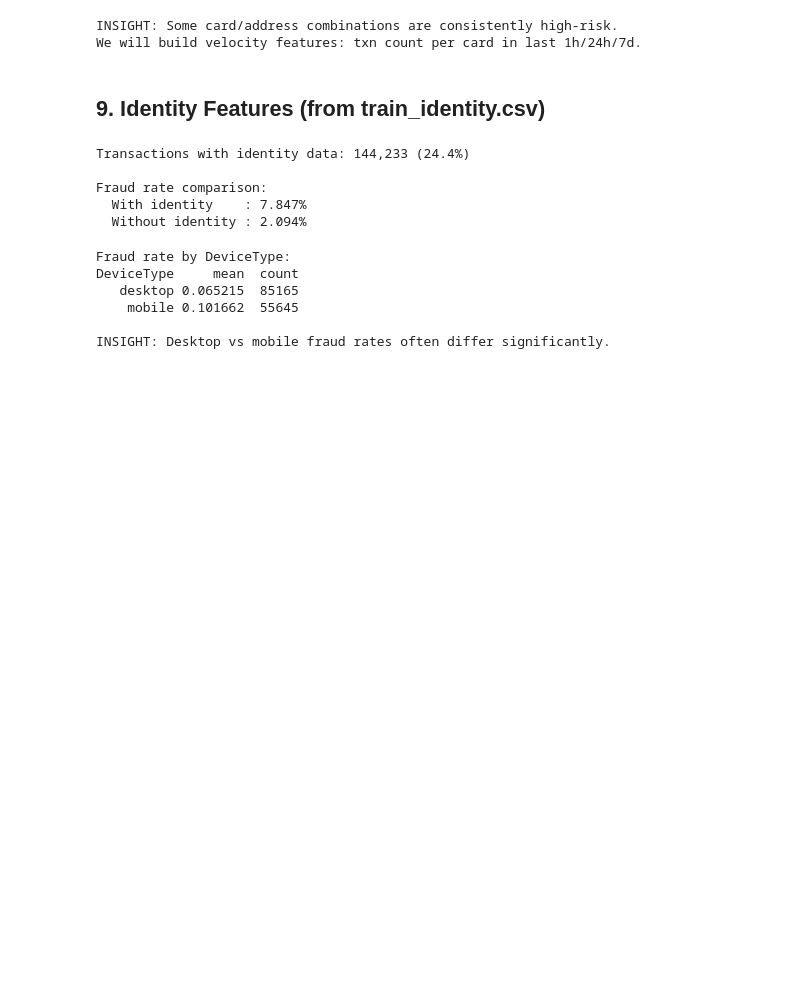
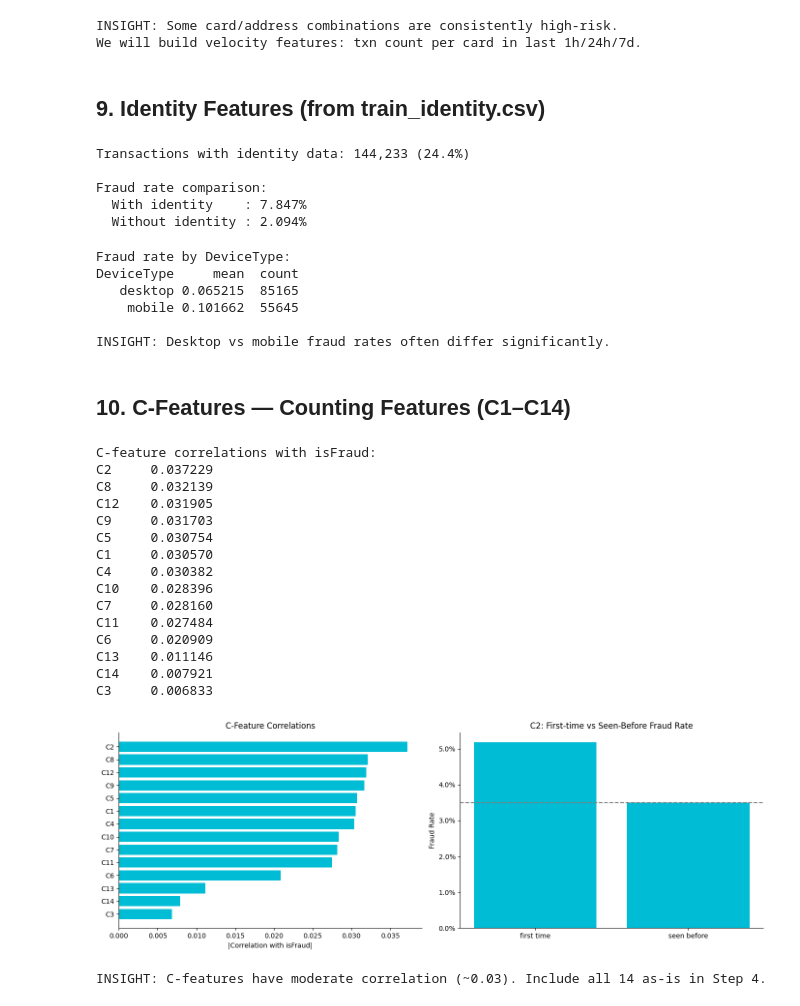
Before and after one commit to vanshkamra12/fraudshield-mlops, a Jupyter notebook: notebooks/01_eda.ipynb, the cells around one changed output. Drawn from its saved outputs; the diff is of its cells as text; code cells hidden in the pictures; blank space fills up the shorter version.

```diff
--- a/notebooks/01_eda.ipynb
+++ b/notebooks/01_eda.ipynb
@@ -380,3 +380,49 @@ DeviceType     mean  count
     mobile 0.101662  55645
 
 INSIGHT: Desktop vs mobile fraud rates often differ significantly.
+# %% [markdown]
+## 10. C-Features — Counting Features (C1–C14)
+# %%
+c_cols = [c for c in df.columns if c.startswith('C')]
+c_corr = df[c_cols + ['isFraud']].corr()['isFraud'].drop('isFraud').abs().sort_values(ascending=False)
+
+print('C-feature correlations with isFraud:')
+print(c_corr.to_string())
+
+fig, axes = plt.subplots(1, 2, figsize=(14, 5))
+
+axes[0].barh(c_corr.index[::-1], c_corr.values[::-1], color='#00BCD4')
+axes[0].set_xlabel('|Correlation with isFraud|')
+axes[0].set_title('C-Feature Correlations')
+
+# Fraud rate at C2 = 0 vs C2 > 0 (proxy for "new" vs "seen before")
+df['C2_seen'] = (df['C2'].fillna(0) > 0).map({True: 'seen before', False: 'first time'})
+c2_fraud = df.groupby('C2_seen')['isFraud'].mean()
+axes[1].bar(c2_fraud.index, c2_fraud.values, color='#00BCD4')
+axes[1].axhline(fraud_rate, linestyle='--', color='gray')
+axes[1].set_ylabel('Fraud Rate')
+axes[1].set_title('C2: First-time vs Seen-Before Fraud Rate')
+axes[1].yaxis.set_major_formatter(mticker.PercentFormatter(1.0))
+
+plt.tight_layout()
+plt.savefig('../docs/eda_c_features.png', dpi=120, bbox_inches='tight')
+plt.show()
+print('\nINSIGHT: C-features have moderate correlation (~0.03). Include all 14 as-is in Step 4.')
+# %% [output]
+C-feature correlations with isFraud:
+C2     0.037229
+C8     0.032139
+C12    0.031905
+C9     0.031703
+C5     0.030754
+C1     0.030570
+C4     0.030382
+C10    0.028396
+C7     0.028160
+C11    0.027484
+C6     0.020909
+C13    0.011146
+C14    0.007921
+C3     0.006833
+[figure, added]
+INSIGHT: C-features have moderate correlation (~0.03). Include all 14 as-is in Step 4.
```
Also changed, not shown: parts of 6 cells of this notebook, 3 other files.
